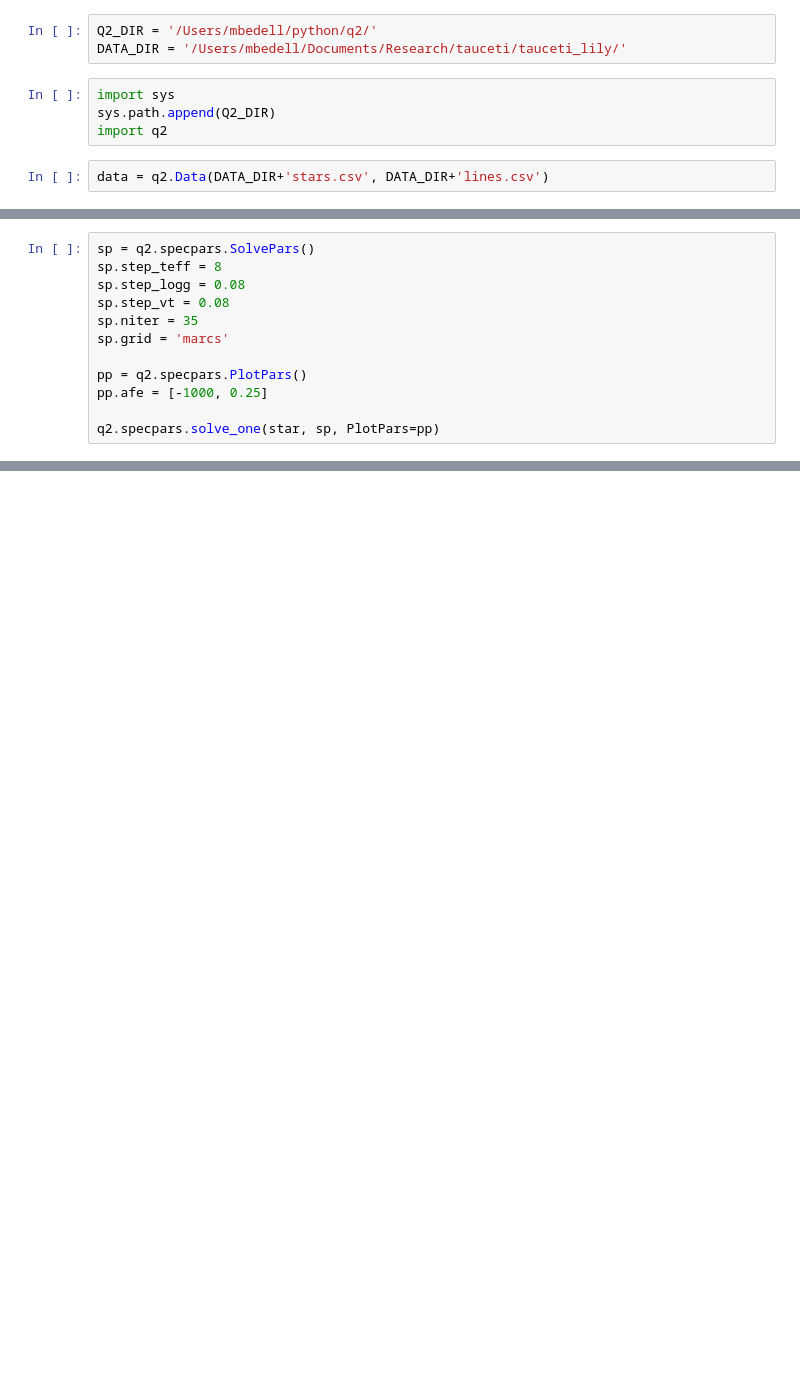
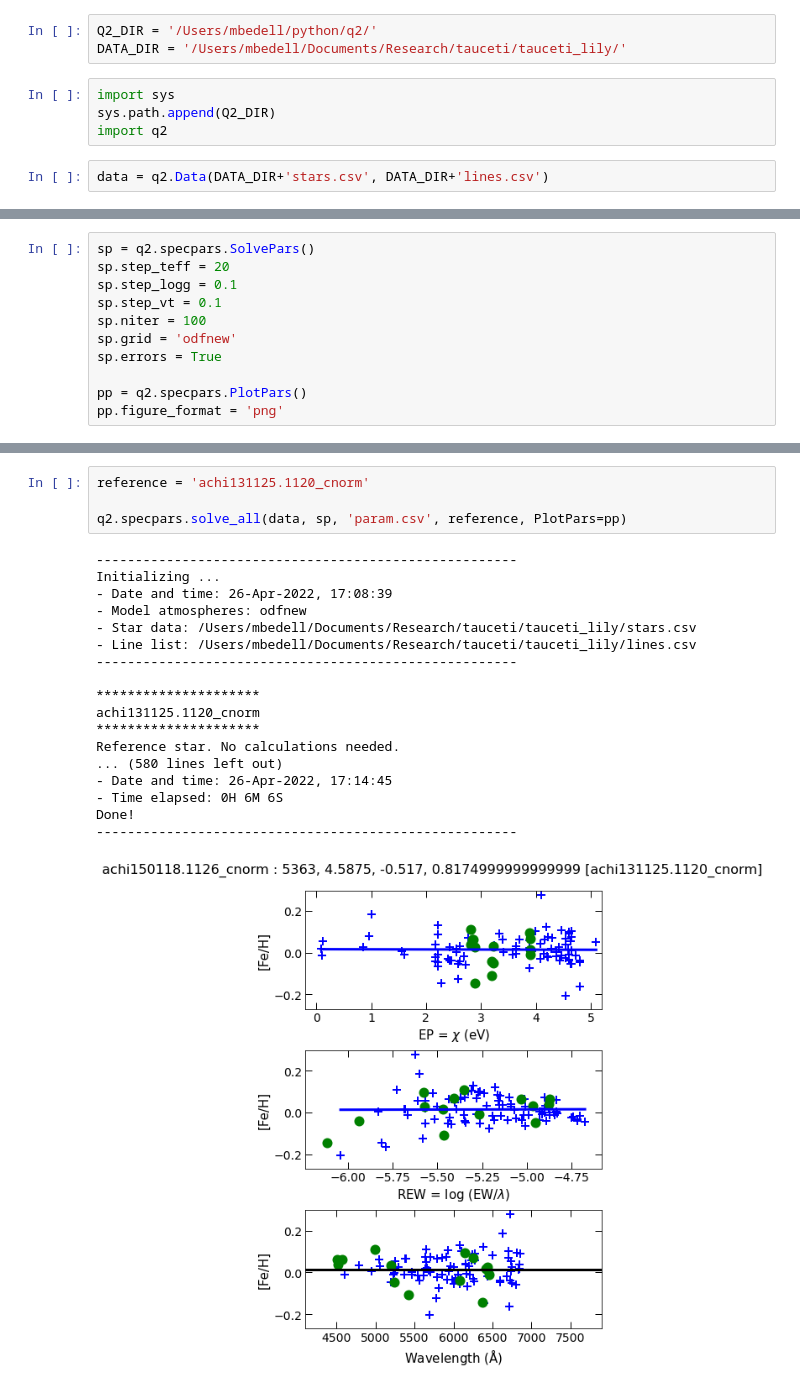
Before and after one commit to megbedell/tauceti, a Jupyter notebook: q2.ipynb, the cells around one changed output, grey strips where cells are left out. Drawn from its saved outputs; the diff is of its cells as text; blank space fills up the shorter version.

```diff
--- a/q2.ipynb
+++ b/q2.ipynb
@@ -22,12 +26,11 @@ star.get_data_from(data)
 # %%
 sp = q2.specpars.SolvePars()
-sp.step_teff = 8
-sp.step_logg = 0.08
-sp.step_vt = 0.08
-sp.niter = 35
-sp.grid = 'marcs'
+sp.step_teff = 20
+sp.step_logg = 0.1
+sp.step_vt = 0.1
+sp.niter = 100
+sp.grid = 'odfnew'
+sp.errors = True
 
 pp = q2.specpars.PlotPars()
-pp.afe = [-1000, 0.25]
-
-q2.specpars.solve_one(star, sp, PlotPars=pp)
+pp.figure_format = 'png'
@@ -37,0 +65,23 @@ FileNotFoundError: [Errno 2] No such file or directory: '.q2/moog69517.sum'
+# %%
+reference = 'achi131125.1120_cnorm'
+
+q2.specpars.solve_all(data, sp, 'param.csv', reference, PlotPars=pp)
+# %% [output]
+------------------------------------------------------
+Initializing ...
+- Date and time: 26-Apr-2022, 17:08:39
+- Model atmospheres: odfnew
+- Star data: /Users/mbedell/Documents/Research/tauceti/tauceti_lily/stars.csv
+- Line list: /Users/mbedell/Documents/Research/tauceti/tauceti_lily/lines.csv
+------------------------------------------------------
+
+*********************
+achi131125.1120_cnorm
+*********************
+Reference star. No calculations needed.
+... (580 lines left out)
+- Date and time: 26-Apr-2022, 17:14:45
+- Time elapsed: 0H 6M 6S
+Done!
+------------------------------------------------------
+[figure, added]
```
Also changed, not shown: parts of 12 cells of this notebook, 3 other files.
